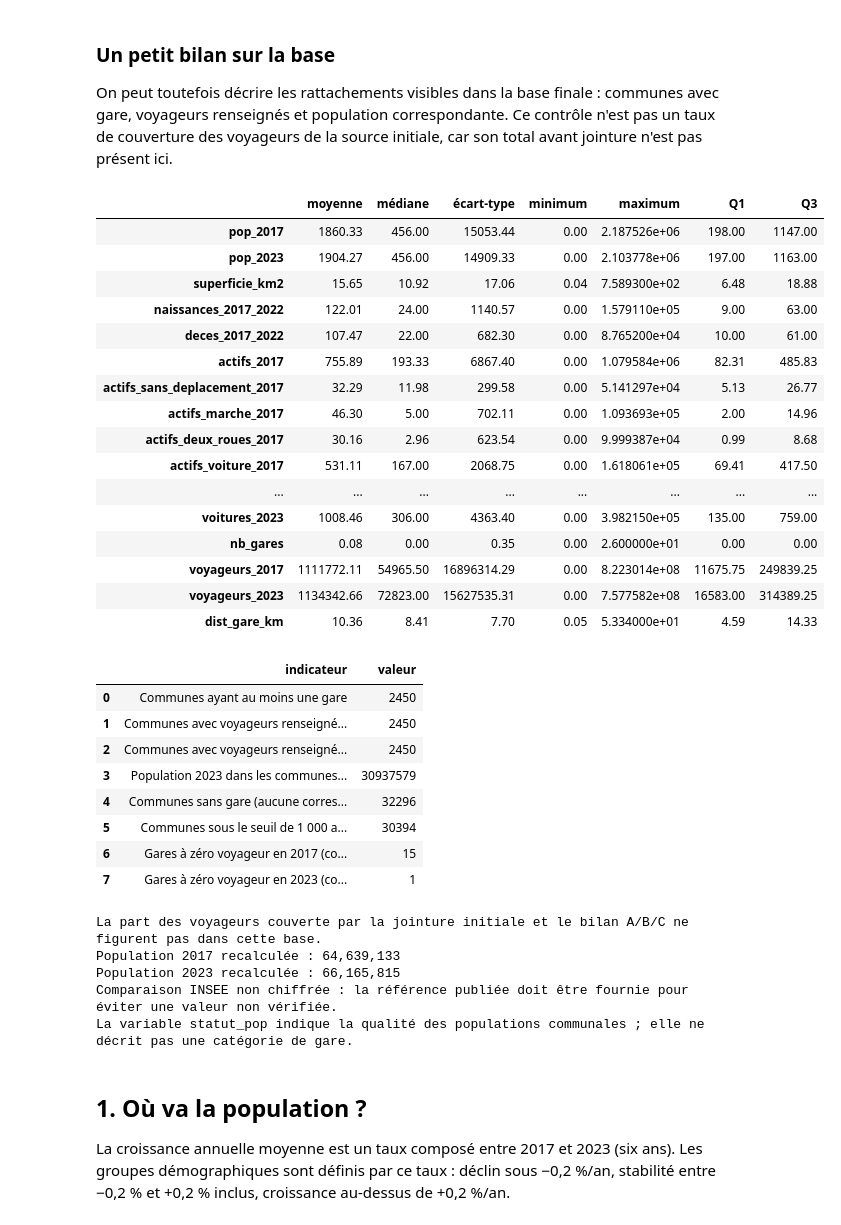
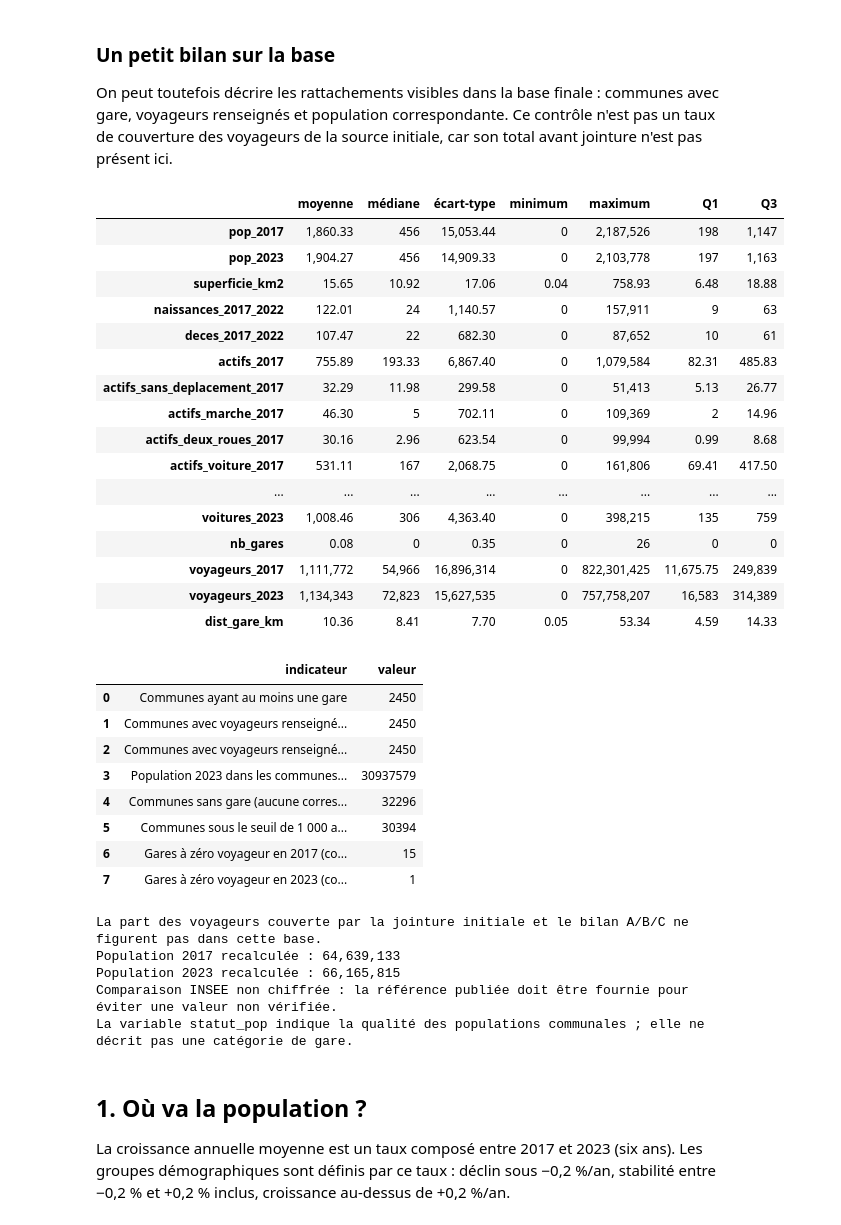
Before and after one commit to eleonoresamson3-alt/le-rail-suit-il-la-France-qui-grandit-, a Jupyter notebook: notebooks/analyse_mobilites_population.ipynb, the cells around one changed output. Saved outputs shown, nothing was run; the diff lists cells and outputs as text; code cells hidden in the pictures.

```diff
--- a/notebooks/analyse_mobilites_population.ipynb
+++ b/notebooks/analyse_mobilites_population.ipynb
@@ -92,7 +108,7 @@ synthese_variables = communes[variables_numeriques].describe(
     'mean': 'moyenne', 'std': 'écart-type', 'min': 'minimum',
     '25%': 'Q1', '50%': 'médiane', '75%': 'Q3', 'max': 'maximum',
 })[['moyenne', 'médiane', 'écart-type', 'minimum', 'maximum', 'Q1', 'Q3']]
-display(synthese_variables.round(2))
+display(arrondir_tableau(synthese_variables))
 
 # Le nombre de gares permet de calculer la desserte visible, mais pas la catégorie A/B/C.
 # Étape 2 — définir les exclusions visibles uniquement à partir des variables présentes.
@@ -108,49 +124,49 @@ bilan_visible = pd.DataFrame({
         'Communes sous le seuil de 1 000 actifs en 2017 ou actifs manquants',
         'Gares à zéro voyageur en 2017 (communes desservies)',
         'Gares à zéro voyageur en 2023 (communes desservies)',
     ],
     'valeur': [
         int(communes_avec_gare.sum()),
         int(communes['voyageurs_2017'].notna().sum()),
         int(voyageurs_renseignes_2023.sum()),
         int(communes.loc[voyageurs_renseignes_2023, 'pop_2023'].sum()),
         int((~communes_avec_gare).sum()),
         int((communes['actifs_2017'].isna() | communes['actifs_2017'].lt(1000)).sum()),
         int((communes_avec_gare & communes['voyageurs_2017'].eq(0)).sum()),
         int((communes_avec_gare & communes['voyageurs_2023'].eq(0)).sum()),
     ],
 })
 display(bilan_visible)
 print('La part des voyageurs couverte par la jointure initiale et le bilan A/B/C ne figurent pas dans cette base.')
 
 # Le chiffre publié par l'INSEE n'est pas une variable de la base mais on considére celle recalculée
 population_insee_publiee_2023 = None
 population_recalculee = communes['pop_2023'].sum()
 print(f'Population 2017 recalculée : {communes["pop_2017"].sum():,.0f}')
 print(f'Population 2023 recalculée : {population_recalculee:,.0f}')
 if population_insee_publiee_2023 is None:
     print('Comparaison INSEE non chiffrée : la référence publiée doit être fournie pour éviter une valeur non vérifiée.')
 else:
     print(f'Écart au chiffre INSEE fourni : {population_recalculee - population_insee_publiee_2023:,.0f} habitants')
 print('La variable statut_pop indique la qualité des populations communales ; elle ne décrit pas une catégorie de gare.')
 # %% [output]
 |  | moyenne | médiane | écart-type | minimum | maximum | Q1 | Q3 |
-| pop_2017 | 1860.33 | 456.00 | 15053.44 | 0.00 | 2.187526e+06 | 198.00 | 1147.00 |
-| pop_2023 | 1904.27 | 456.00 | 14909.33 | 0.00 | 2.103778e+06 | 197.00 | 1163.00 |
-| superficie_km2 | 15.65 | 10.92 | 17.06 | 0.04 | 7.589300e+02 | 6.48 | 18.88 |
-| naissances_2017_2022 | 122.01 | 24.00 | 1140.57 | 0.00 | 1.579110e+05 | 9.00 | 63.00 |
-| deces_2017_2022 | 107.47 | 22.00 | 682.30 | 0.00 | 8.765200e+04 | 10.00 | 61.00 |
-| actifs_2017 | 755.89 | 193.33 | 6867.40 | 0.00 | 1.079584e+06 | 82.31 | 485.83 |
-| actifs_sans_deplacement_2017 | 32.29 | 11.98 | 299.58 | 0.00 | 5.141297e+04 | 5.13 | 26.77 |
-| actifs_marche_2017 | 46.30 | 5.00 | 702.11 | 0.00 | 1.093693e+05 | 2.00 | 14.96 |
-| actifs_deux_roues_2017 | 30.16 | 2.96 | 623.54 | 0.00 | 9.999387e+04 | 0.99 | 8.68 |
-| actifs_voiture_2017 | 531.11 | 167.00 | 2068.75 | 0.00 | 1.618061e+05 | 69.41 | 417.50 |
+| pop_2017 | 1,860.33 | 456 | 15,053.44 | 0 | 2,187,526 | 198 | 1,147 |
+| pop_2023 | 1,904.27 | 456 | 14,909.33 | 0 | 2,103,778 | 197 | 1,163 |
+| superficie_km2 | 15.65 | 10.92 | 17.06 | 0.04 | 758.93 | 6.48 | 18.88 |
+| naissances_2017_2022 | 122.01 | 24 | 1,140.57 | 0 | 157,911 | 9 | 63 |
+| deces_2017_2022 | 107.47 | 22 | 682.30 | 0 | 87,652 | 10 | 61 |
+| actifs_2017 | 755.89 | 193.33 | 6,867.40 | 0 | 1,079,584 | 82.31 | 485.83 |
+| actifs_sans_deplacement_2017 | 32.29 | 11.98 | 299.58 | 0 | 51,413 | 5.13 | 26.77 |
+| actifs_marche_2017 | 46.30 | 5 | 702.11 | 0 | 109,369 | 2 | 14.96 |
+| actifs_deux_roues_2017 | 30.16 | 2.96 | 623.54 | 0 | 99,994 | 0.99 | 8.68 |
+| actifs_voiture_2017 | 531.11 | 167 | 2,068.75 | 0 | 161,806 | 69.41 | 417.50 |
 | ... | ... | ... | ... | ... | ... | ... | ... |
-| voitures_2023 | 1008.46 | 306.00 | 4363.40 | 0.00 | 3.982150e+05 | 135.00 | 759.00 |
-| nb_gares | 0.08 | 0.00 | 0.35 | 0.00 | 2.600000e+01 | 0.00 | 0.00 |
-| voyageurs_2017 | 1111772.11 | 54965.50 | 16896314.29 | 0.00 | 8.223014e+08 | 11675.75 | 249839.25 |
-| voyageurs_2023 | 1134342.66 | 72823.00 | 15627535.31 | 0.00 | 7.577582e+08 | 16583.00 | 314389.25 |
-| dist_gare_km | 10.36 | 8.41 | 7.70 | 0.05 | 5.334000e+01 | 4.59 | 14.33 |
+| voitures_2023 | 1,008.46 | 306 | 4,363.40 | 0 | 398,215 | 135 | 759 |
+| nb_gares | 0.08 | 0 | 0.35 | 0 | 26 | 0 | 0 |
+| voyageurs_2017 | 1,111,772 | 54,966 | 16,896,314 | 0 | 822,301,425 | 11,675.75 | 249,839 |
+| voyageurs_2023 | 1,134,343 | 72,823 | 15,627,535 | 0 | 757,758,207 | 16,583 | 314,389 |
+| dist_gare_km | 10.36 | 8.41 | 7.70 | 0.05 | 53.34 | 4.59 | 14.33 |
 |  | indicateur | valeur |
 | 0 | Communes ayant au moins une gare | 2450 |
 | 1 | Communes avec voyageurs renseigné... | 2450 |
```
Also changed, not shown: parts of 15 cells of this notebook, 2 other files.
